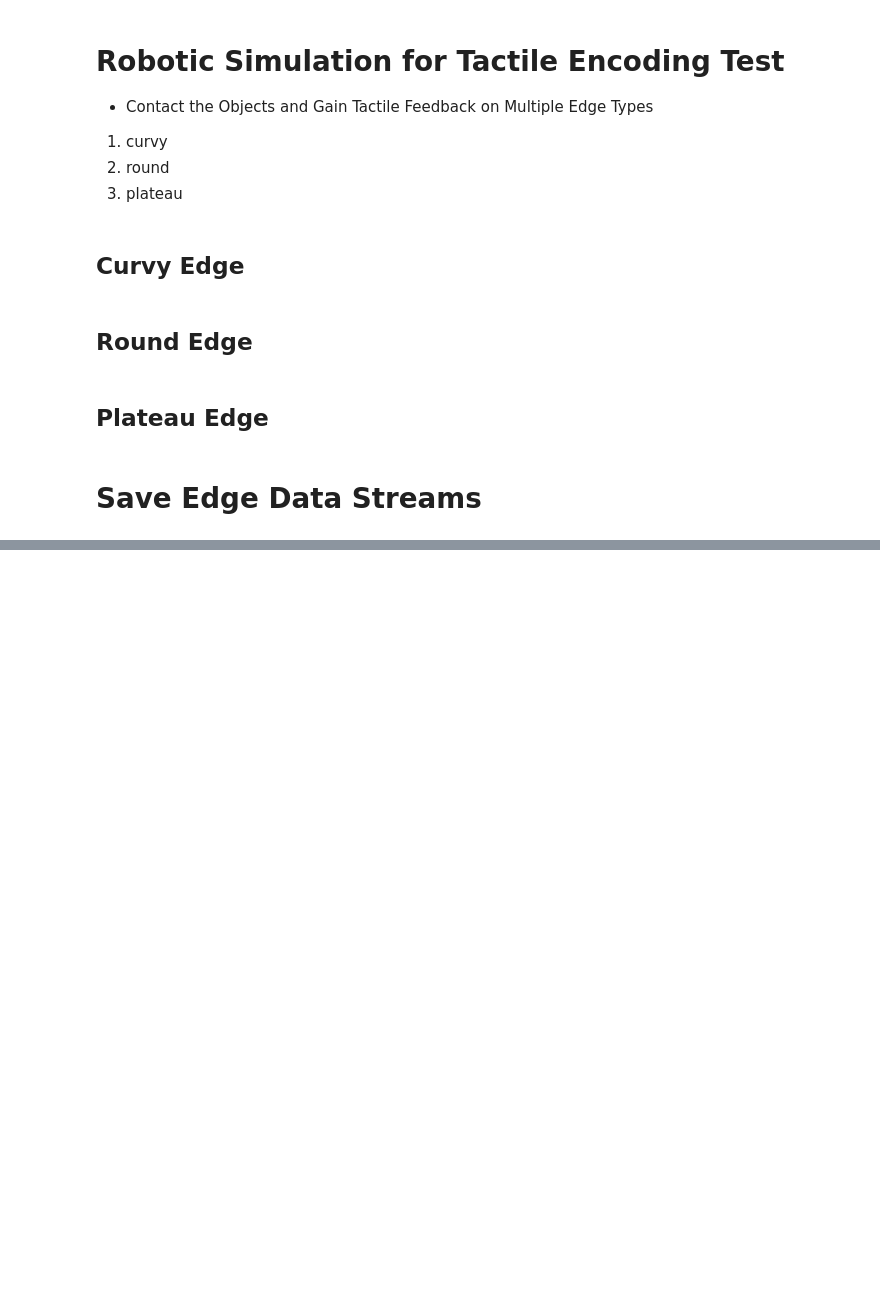
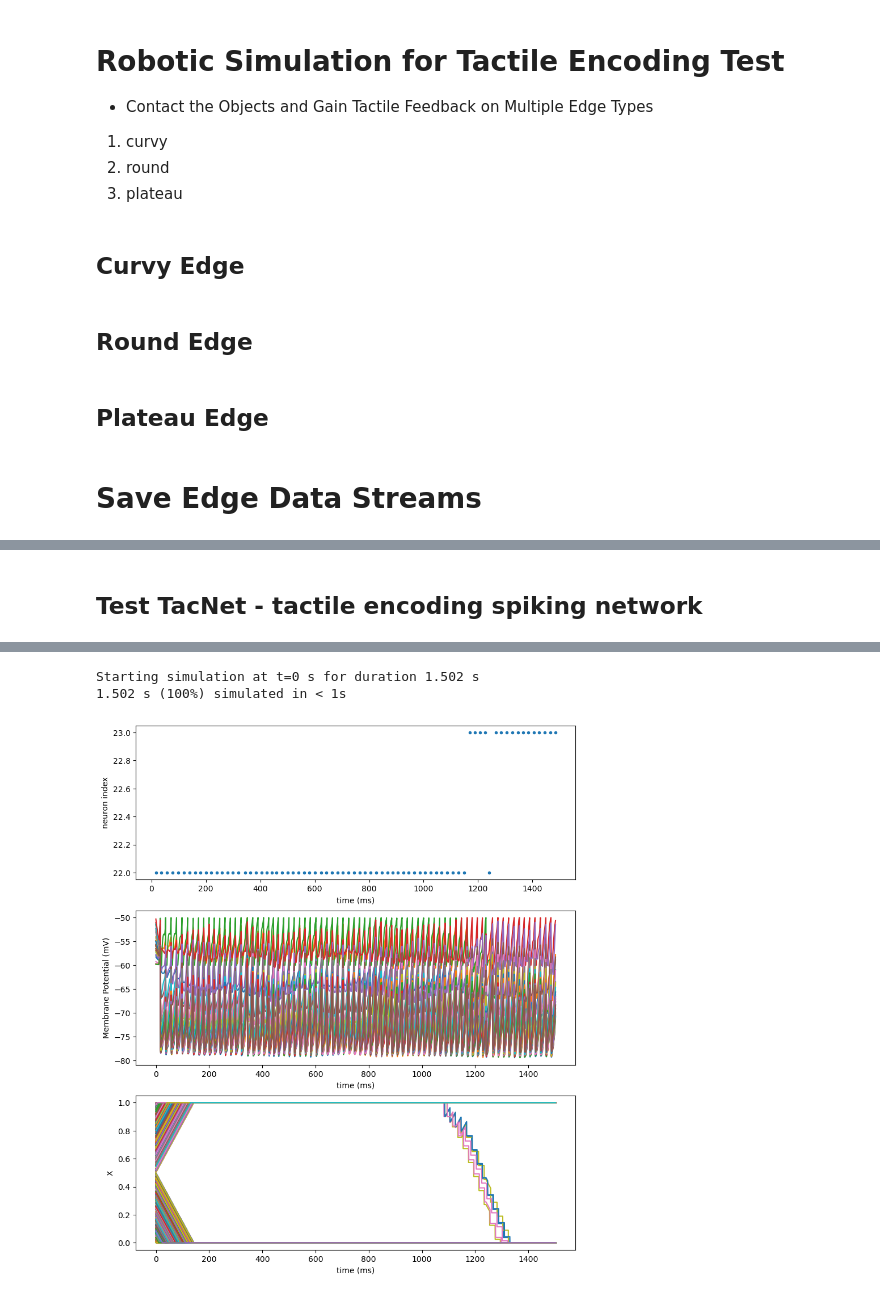
Before and after one commit to wngfra/tac3d, a Jupyter notebook: notebooks/Edge_Detection.ipynb, the cells around one changed output, grey strips where cells are left out. Drawn from its saved outputs; the diff is of its cells as text; code cells hidden in the pictures; blank space fills up the shorter version.

```diff
--- a/notebooks/Edge_Detection.ipynb
+++ b/notebooks/Edge_Detection.ipynb
@@ -424,0 +416,45 @@ Starting simulation at t=0 s for duration 1.502 s
+# %% [markdown]
+## Test TacNet - tactile encoding spiking network
+# %%
+import numpy as np
+import matplotlib.pyplot as plt
+import shutil
+
+from brian2 import *
+from brian2tools import brian_plot, plot_state
+
+from TacNet import TacNet
+
+
+set_device('cpp_standalone')
+
+if 'initiated' in locals():
+    device.reinit()
+    device.activate()
+else:
+    initiated = True
+
+# Load
+streams = np.load("touch_stream.npz")
+[sCurvy, sRound, sPlateau, oCurvy, oRound, oPlateau] = [
+    np.squeeze(streams[file]) for file in streams.files]
+frames = np.min([len(sCurvy), len(sRound), len(sPlateau)])
+
+dt = 1*ms
+inputs = sPlateau.reshape(sPlateau.shape[0], -1)
+inputs -= inputs.min()
+I = TimedArray(inputs/inputs.max()*200*pA, dt=dt)
+duration = I.values.shape[0]*dt
+
+model = TacNet([400, 20, 36])
+mons = model.run(I, duration)
+
+mon0 = mons['SpikeMonitor_L3']
+mon1 = mons['StateMonitor_L3']
+mon2 = mons['StateMonitor_Syn23']
+fig, axs = plt.subplots(3, 1, figsize=(10, 12))
+brian_plot(mon0, axes=axs[0])
+plot_state(mon1.t, mon1.v.T, axes=axs[1], var_name='Membrane Potential')
+plot_state(mon2.t, mon2.X.T, axes=axs[2], var_name='X')
+plt.show()
+# %% [output]
@@ -424,0 +462,3 @@ Starting simulation at t=0 s for duration 1.502 s
+Starting simulation at t=0 s for duration 1.502 s
+1.502 s (100%) simulated in < 1s
+[figure, added]
```
Also changed, not shown: parts of 10 cells of this notebook, 4 other files.
